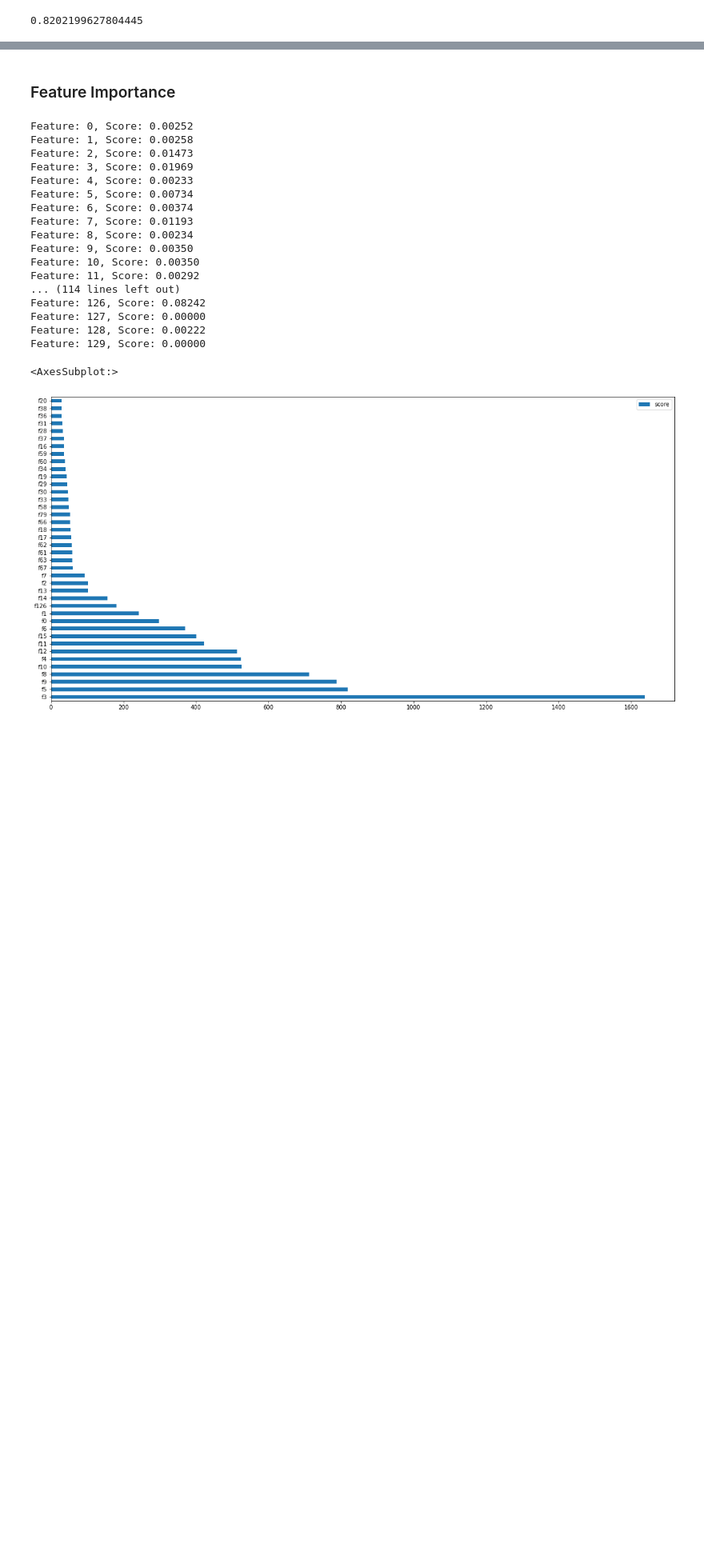
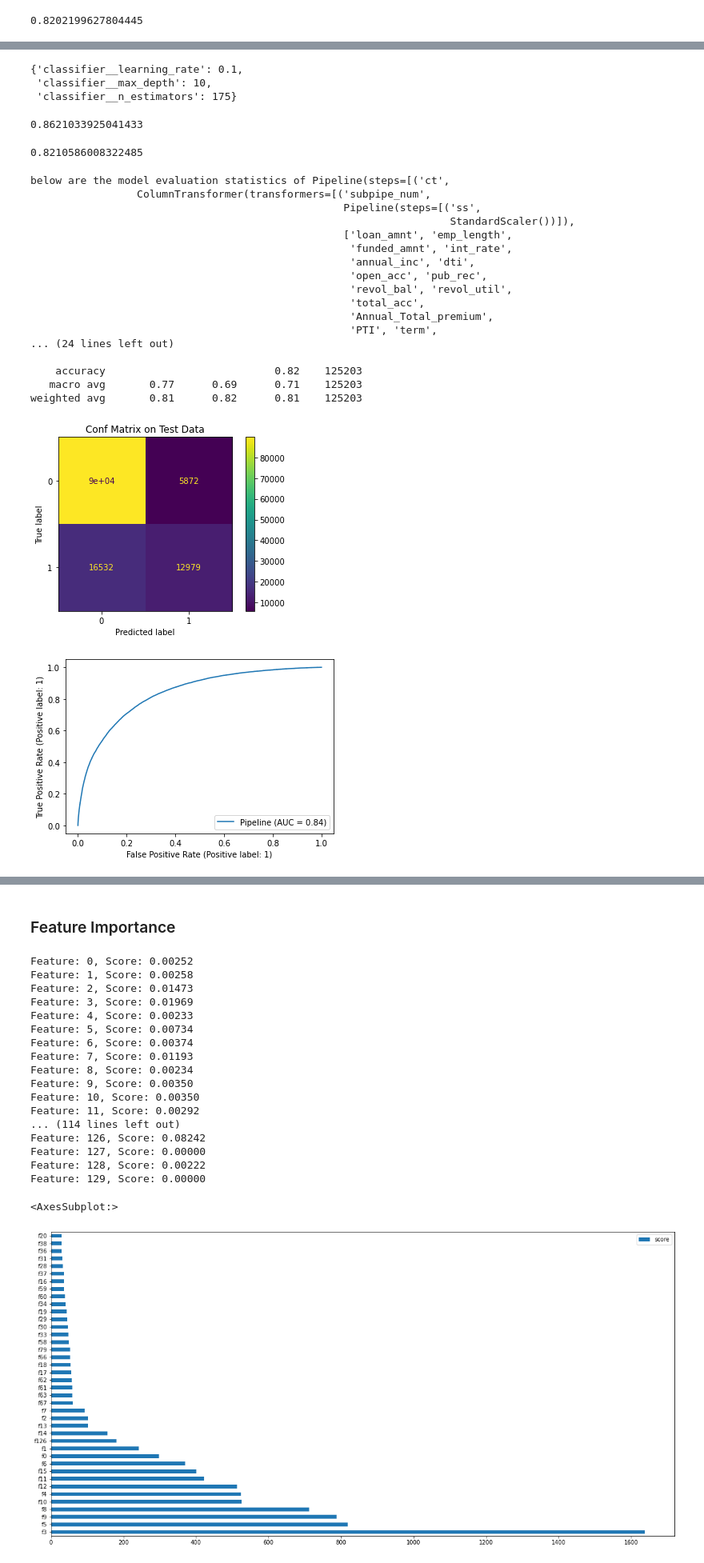
Before and after one commit to yasiSriLanka/dsc-capstone-Creditworthiness-of-Borrowers-prediction, a Jupyter notebook: Bank Model.ipynb, the cells around one changed output, grey strips where cells are left out. Shown at 80% size. Cells and saved outputs as stored; diff of their text form; code cells hidden in the pictures; blank space fills up the shorter version.

```diff
--- a/Bank Model.ipynb
+++ b/Bank Model.ipynb
@@ -598,0 +819,36 @@ result
+# %%
+gs_XG.best_params_
+# %% [output]
+{'classifier__learning_rate': 0.1,
+ 'classifier__max_depth': 10,
+ 'classifier__n_estimators': 175}
+# %%
+gs_best2.score(X_train,y_train)
+# %% [output]
+0.8621033925041433
+# %%
+gs_best2.score(X_test,y_test)
+# %% [output]
+0.8210586008322485
+# %%
+model_eval(XGBClassifier(learning_rate=0.1,max_depth=10,n_estimators=175))
+# %% [output]
+below are the model evaluation statistics of Pipeline(steps=[('ct',
+                 ColumnTransformer(transformers=[('subpipe_num',
+                                                  Pipeline(steps=[('ss',
+                                                                   StandardScaler())]),
+                                                  ['loan_amnt', 'emp_length',
+                                                   'funded_amnt', 'int_rate',
+                                                   'annual_inc', 'dti',
+                                                   'open_acc', 'pub_rec',
+                                                   'revol_bal', 'revol_util',
+                                                   'total_acc',
+                                                   'Annual_Total_premium',
+                                                   'PTI', 'term',
+... (24 lines left out)
+
+    accuracy                           0.82    125203
+   macro avg       0.77      0.69      0.71    125203
+weighted avg       0.81      0.82      0.81    125203
+[figure, added]
+[figure, added]
```
Also changed, not shown: parts of 43 cells of this notebook, 2 other files.
